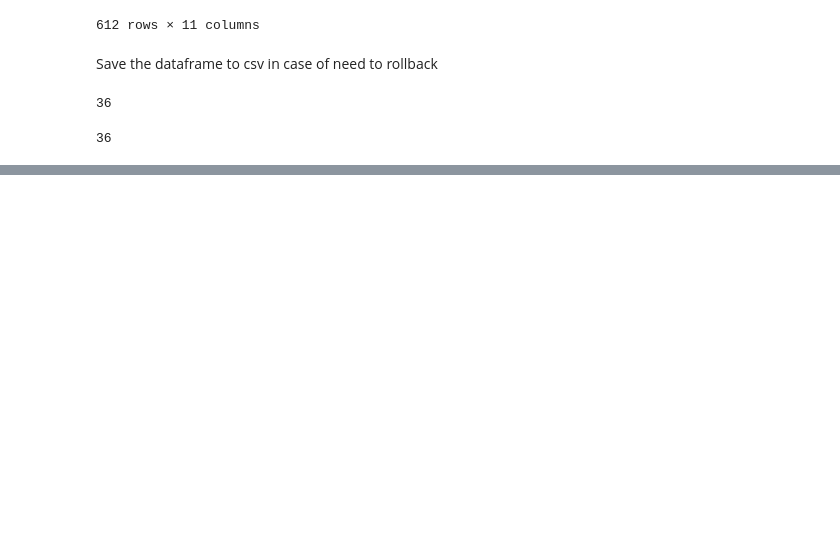
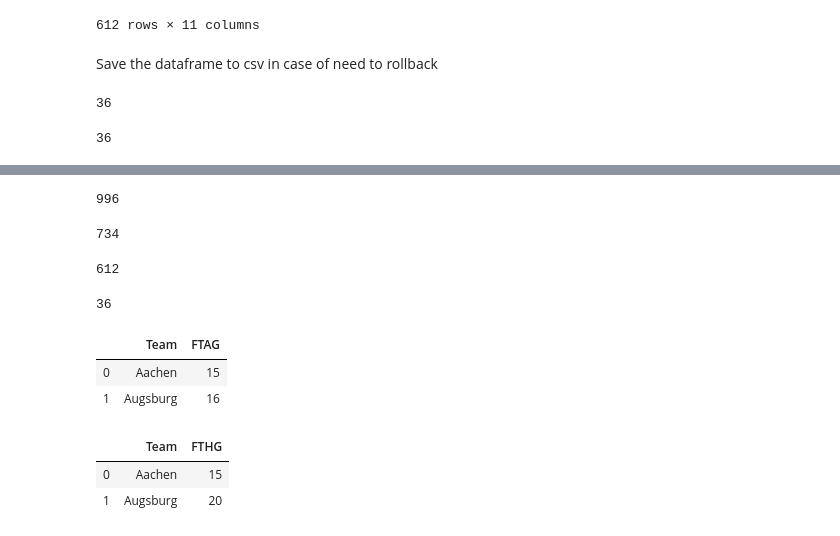
Before and after one commit to petehumphries/Flatiron_School-Module_2_Proj, a Jupyter notebook: module_2_project.ipynb, the cells around one changed output, grey strips where cells are left out. Drawn from its saved outputs; the diff is of its cells as text; code cells hidden in the pictures; blank space fills up the shorter version.

```diff
--- a/module_2_project.ipynb
+++ b/module_2_project.ipynb
@@ -390,0 +393,19 @@ len(away)
+# %%
+home_goals_sum = df['FTHG'].sum() # 996 home goals
+home_goals_sum
+# %% [output]
+996
+# %%
+away_goals_sum = df['FTAG'].sum() # 734 away goals
+away_goals_sum
+# %% [output]
+734
+# %%
+len(df['Match_ID'].unique()) # 612 unique match ids
+# %% [output]
+612
+# %%
+h_teams = df['HomeTeam'].unique()
+len(h_teams)
+# %% [output]
+36
@@ -390,0 +422,12 @@ len(away)
+# %%
+away_goals.head(2)
+# %% [output]
+|  | Team | FTAG |
+| 0 | Aachen | 15 |
+| 1 | Augsburg | 16 |
+# %%
+home_goals.head(2)
+# %% [output]
+|  | Team | FTHG |
+| 0 | Aachen | 15 |
+| 1 | Augsburg | 20 |
```
Also changed, not shown: parts of 5 cells of this notebook.
